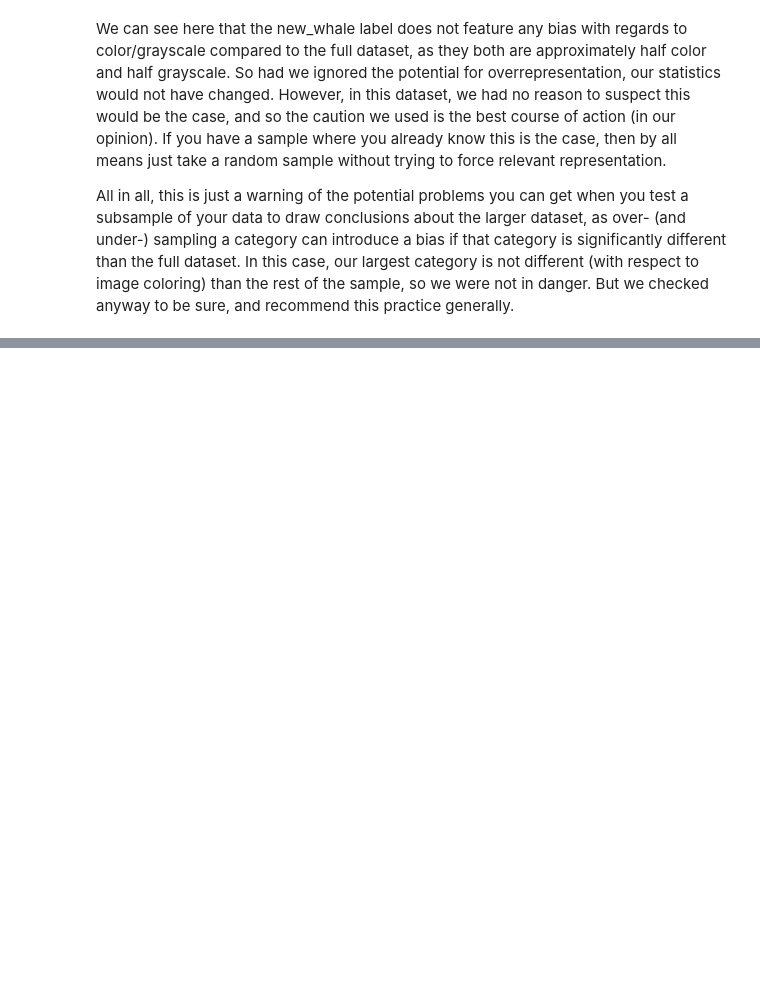
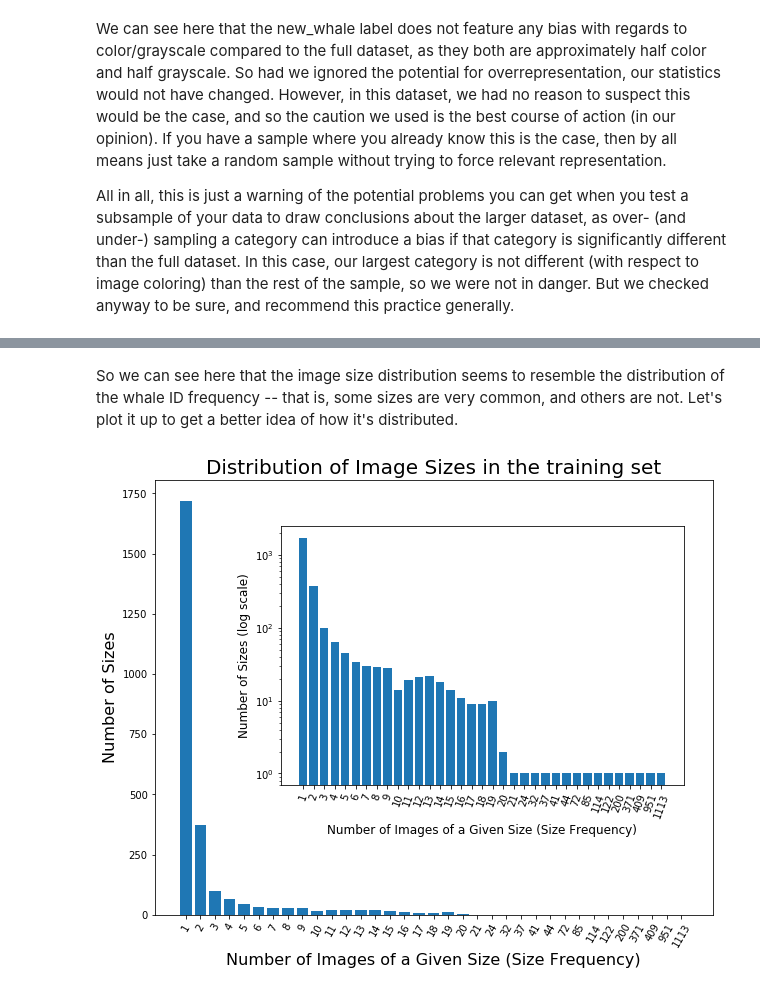
Before and after one commit to Robox-AI/Humpback_Whale_ID, a Jupyter notebook: Humpback_Whales.ipynb, the cells around one changed output, grey strips where cells are left out. Drawn from its saved outputs; the diff is of its cells as text; code cells hidden in the pictures; blank space fills up the shorter version.

Commit message:
Added EDA for the Size Distribution of Training Set.

```diff
--- a/Humpback_Whales.ipynb
+++ b/Humpback_Whales.ipynb
@@ -240,0 +241,7 @@ All in all, this is just a warning of the potential problems you can get when yo
+# %%
+# Find the image sizes and store them in the training dataframe:
+image_sizes = [Image.open('{}train/{}'.format(PATH, img)).size for img in train_df.Image]
+train_df['image_size'] = pd.Series(image_sizes, index=train_df.index)
+
+# Find the size frequency:
+train_df.image_size.value_counts()
@@ -240,0 +266,33 @@ All in all, this is just a warning of the potential problems you can get when yo
+# %% [markdown]
+So we can see here that the image size distribution seems to resemble the distribution of the whale ID frequency -- that is, some sizes are very common, and others are not. Let's plot it up to get a better idea of how it's distributed.
+# %%
+size_dist = sorted(Counter(train_df['image_size'].value_counts().values).items())
+
+N = len(size_dist)
+vals = np.empty(N)
+keys = np.empty(N)
+for ind, item in enumerate(size_dist):
+    vals[ind] = item[1]
+    keys[ind] = item[0]
+
+# Plot main bar graph:
+fig, ax1 = plt.subplots(figsize=(10,8))
+plt.title('Distribution of Image Sizes in the training set', fontsize=20)
+ax1.bar(range(N), vals, align='center')
+ax1.set_xticks(range(N))
+ax1.set_xticklabels(keys.astype(int), rotation=60)
+ax1.set_xlabel('Number of Images of a Given Size (Size Frequency)', fontsize=16)
+ax1.set_ylabel('Number of Sizes', fontsize=16)
+
+# Plot the inset:
+left, bottom, width, height = [0.30, 0.35, 0.56, 0.45]
+ax2 = fig.add_axes([left, bottom, width, height])
+ax2.bar(range(N), vals, align='center')
+ax2.set_xticks(range(N))
+ax2.set_xticklabels(keys.astype(int), rotation=70)
+ax2.set_yscale('log')
+ax2.set_xlabel('Number of Images of a Given Size (Size Frequency)', fontsize=12)
+ax2.set_ylabel('Number of Sizes (log scale)', fontsize=12)
+plt.show()
+# %% [output]
+[figure, added]
```
Also changed, not shown: parts of 9 cells of this notebook, 3 other files.
